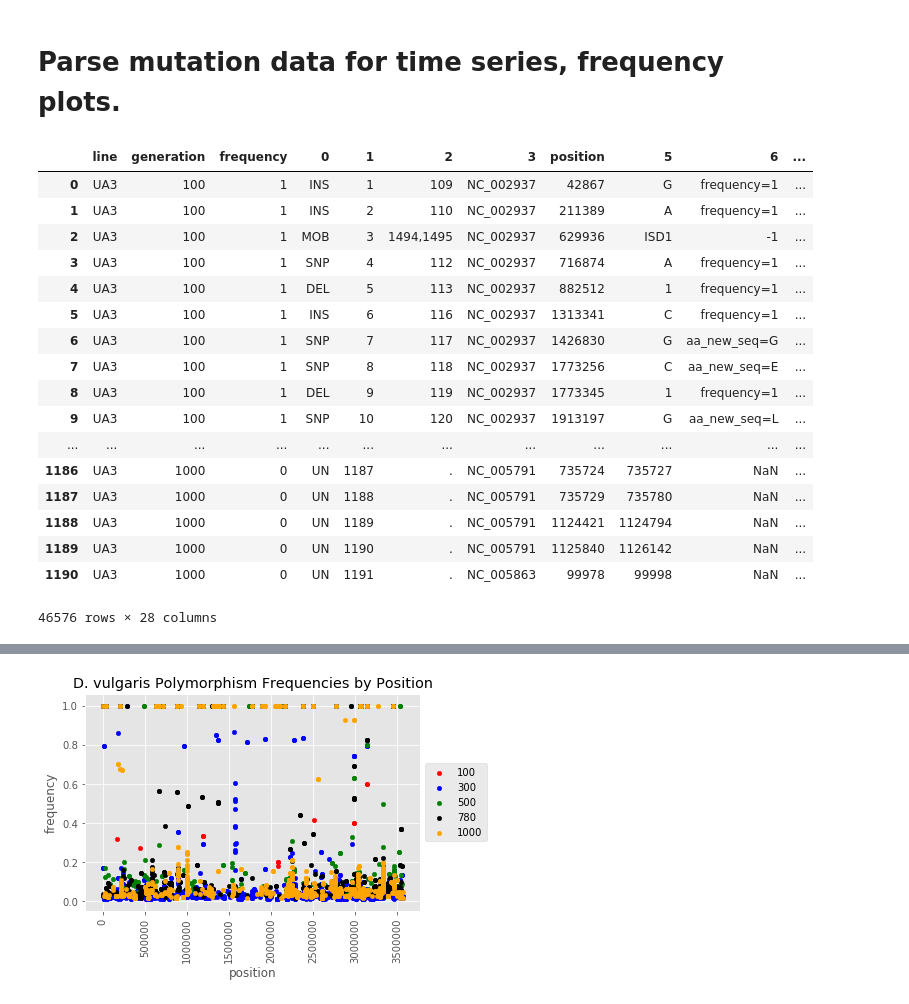
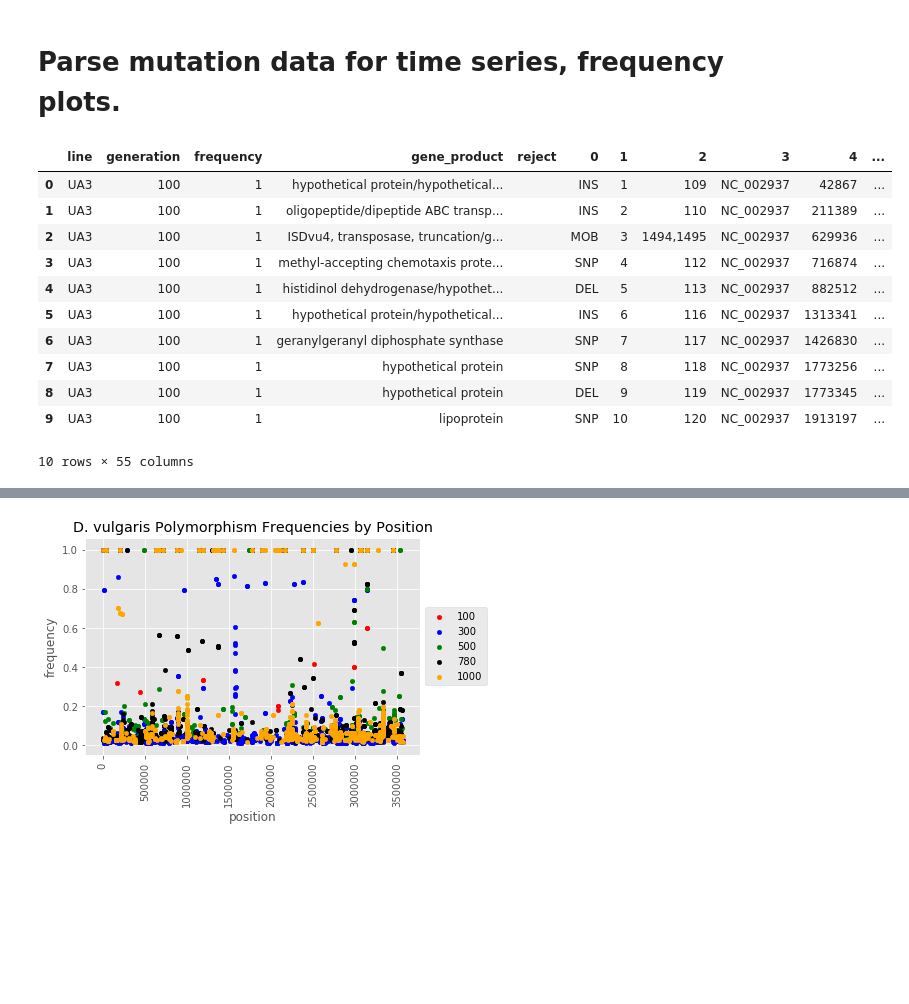
Before and after one commit to yeemey/scriptingProjects, a Jupyter notebook: python/mutationTimeSeries.ipynb, the cells around one changed output, grey strips where cells are left out. Saved outputs shown, nothing was run; the diff lists cells and outputs as text; code cells hidden in the pictures; blank space fills up the shorter version.

```diff
--- a/python/mutationTimeSeries.ipynb
+++ b/python/mutationTimeSeries.ipynb
@@ -4,18 +4,13 @@
 import numpy as np
 import pandas as pd
 import re
-UA3_100 = pd.read_table('/Users/ymseah/Documents/sic_UA3-15_breseq/annotated.gd', comment='#', names=range(25))
+UA3_100 = pd.read_table('/Users/ymseah/Documents/sic_UA3-15_breseq/annotated.gd', comment='#', names=range(50))
 UA3_100.insert(0, 'generation', 100)
-UA3_100.insert(1, 'frequency', 0.0)
-UA3_300 = pd.read_table('/Users/ymseah/Documents/sic_UA3.45_breseq/annotated.gd', comment='#', names=range(25))
+UA3_300 = pd.read_table('/Users/ymseah/Documents/sic_UA3.45_breseq/annotated.gd', comment='#', names=range(50))
 UA3_300.insert(0, 'generation', 300)
-UA3_300.insert(1, 'frequency', 0.0)
-UA3_500 = pd.read_table('/Users/ymseah/Documents/sic_UA3-76_breseq/annotated.gd', comment='#', names=range(25))
+UA3_500 = pd.read_table('/Users/ymseah/Documents/sic_UA3-76_breseq/annotated.gd', comment='#', names=range(50))
 UA3_500.insert(0, 'generation', 500)
-UA3_500.insert(1, 'frequency', 0.0)
-UA3_780 = pd.read_table('/Users/ymseah/Documents/sic_UA3.118_breseq/annotated.gd', comment='#', names=range(25))
+UA3_780 = pd.read_table('/Users/ymseah/Documents/sic_UA3.118_breseq/annotated.gd', comment='#', names=range(50))
 UA3_780.insert(0, 'generation', 780)
-UA3_780.insert(1, 'frequency', 0.0)
-UA3_1000 = pd.read_table('/Users/ymseah/Documents/sic_UA3_S2_L001_breseq/output/evidence/annotated.gd', comment='#', names=range(25))
+UA3_1000 = pd.read_table('/Users/ymseah/Documents/sic_UA3_S2_L001_breseq/output/evidence/annotated.gd', comment='#', names=range(50))
 UA3_1000.insert(0, 'generation', 1000)
-UA3_1000.insert(1, 'frequency', 0.0)
@@ -97,23 +17,6 @@ UA3_1000.rename(columns = {4:'position'}, inplace=True)
 # %%
-UA3_df  = pd.concat([UA3_100, UA3_300, UA3_500, UA3_780, UA3_1000])
+UA3_df  = pd.concat([UA3_100, UA3_300, UA3_500, UA3_780, UA3_1000], ignore_index=True)
 UA3_df.insert(0, 'line', 'UA3')
-UA3_df
+UA3_df.insert(2, 'frequency', 0.0)
+UA3_df.insert(3, 'gene_product', '')
+UA3_df.insert(4, 'reject', '')
-# %% [output]
-|  | line | generation | frequency | 0 | 1 | 2 | 3 | position | 5 | 6 | ... |
-| 0 | UA3 | 100 | 1 | INS | 1 | 109 | NC_002937 | 42867 | G | frequency=1 | ... |
-| 1 | UA3 | 100 | 1 | INS | 2 | 110 | NC_002937 | 211389 | A | frequency=1 | ... |
-| 2 | UA3 | 100 | 1 | MOB | 3 | 1494,1495 | NC_002937 | 629936 | ISD1 | -1 | ... |
-| 3 | UA3 | 100 | 1 | SNP | 4 | 112 | NC_002937 | 716874 | A | frequency=1 | ... |
-| 4 | UA3 | 100 | 1 | DEL | 5 | 113 | NC_002937 | 882512 | 1 | frequency=1 | ... |
-| 5 | UA3 | 100 | 1 | INS | 6 | 116 | NC_002937 | 1313341 | C | frequency=1 | ... |
-| 6 | UA3 | 100 | 1 | SNP | 7 | 117 | NC_002937 | 1426830 | G | aa_new_seq=G | ... |
-| 7 | UA3 | 100 | 1 | SNP | 8 | 118 | NC_002937 | 1773256 | C | aa_new_seq=E | ... |
-| 8 | UA3 | 100 | 1 | DEL | 9 | 119 | NC_002937 | 1773345 | 1 | frequency=1 | ... |
-| 9 | UA3 | 100 | 1 | SNP | 10 | 120 | NC_002937 | 1913197 | G | aa_new_seq=L | ... |
-| ... | ... | ... | ... | ... | ... | ... | ... | ... | ... | ... | ... |
-| 1186 | UA3 | 1000 | 0 | UN | 1187 | . | NC_005791 | 735724 | 735727 | NaN | ... |
-| 1187 | UA3 | 1000 | 0 | UN | 1188 | . | NC_005791 | 735729 | 735780 | NaN | ... |
-| 1188 | UA3 | 1000 | 0 | UN | 1189 | . | NC_005791 | 1124421 | 1124794 | NaN | ... |
-| 1189 | UA3 | 1000 | 0 | UN | 1190 | . | NC_005791 | 1125840 | 1126142 | NaN | ... |
-| 1190 | UA3 | 1000 | 0 | UN | 1191 | . | NC_005863 | 99978 | 99998 | NaN | ... |
-46576 rows × 28 columns
@@ -120,3 +45,18 @@ UA3_df
+# %%
+UA3_df.head(10)
+# %% [output]
+|  | line | generation | frequency | gene_product | reject | 0 | 1 | 2 | 3 | 4 | ... |
+| 0 | UA3 | 100 | 1 | hypothetical protein/hypothetical... |  | INS | 1 | 109 | NC_002937 | 42867 | ... |
+| 1 | UA3 | 100 | 1 | oligopeptide/dipeptide ABC transp... |  | INS | 2 | 110 | NC_002937 | 211389 | ... |
+| 2 | UA3 | 100 | 1 | ISDvu4, transposase, truncation/g... |  | MOB | 3 | 1494,1495 | NC_002937 | 629936 | ... |
+| 3 | UA3 | 100 | 1 | methyl-accepting chemotaxis prote... |  | SNP | 4 | 112 | NC_002937 | 716874 | ... |
+| 4 | UA3 | 100 | 1 | histidinol dehydrogenase/hypothet... |  | DEL | 5 | 113 | NC_002937 | 882512 | ... |
+| 5 | UA3 | 100 | 1 | hypothetical protein/hypothetical... |  | INS | 6 | 116 | NC_002937 | 1313341 | ... |
+| 6 | UA3 | 100 | 1 | geranylgeranyl diphosphate synthase |  | SNP | 7 | 117 | NC_002937 | 1426830 | ... |
+| 7 | UA3 | 100 | 1 | hypothetical protein |  | SNP | 8 | 118 | NC_002937 | 1773256 | ... |
+| 8 | UA3 | 100 | 1 | hypothetical protein |  | DEL | 9 | 119 | NC_002937 | 1773345 | ... |
+| 9 | UA3 | 100 | 1 | lipoprotein |  | SNP | 10 | 120 | NC_002937 | 1913197 | ... |
+10 rows × 55 columns
 # %%
 DvH_UA3_nonzero = UA3_df[(UA3_df[3] == 'NC_002937') & (UA3_df['frequency'] > 0)]
 DvHplasmid_UA3_nonzero = UA3_df[(UA3_df[3] == 'NC_005863') & (UA3_df['frequency'] > 0)]
```
Also changed, not shown: parts of 7 cells of this notebook.
